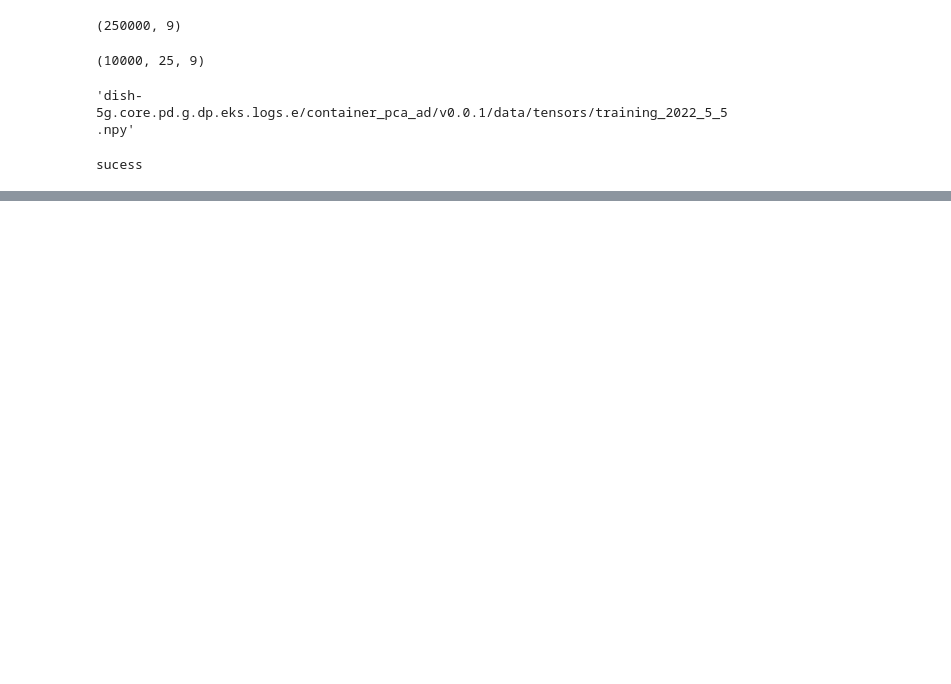
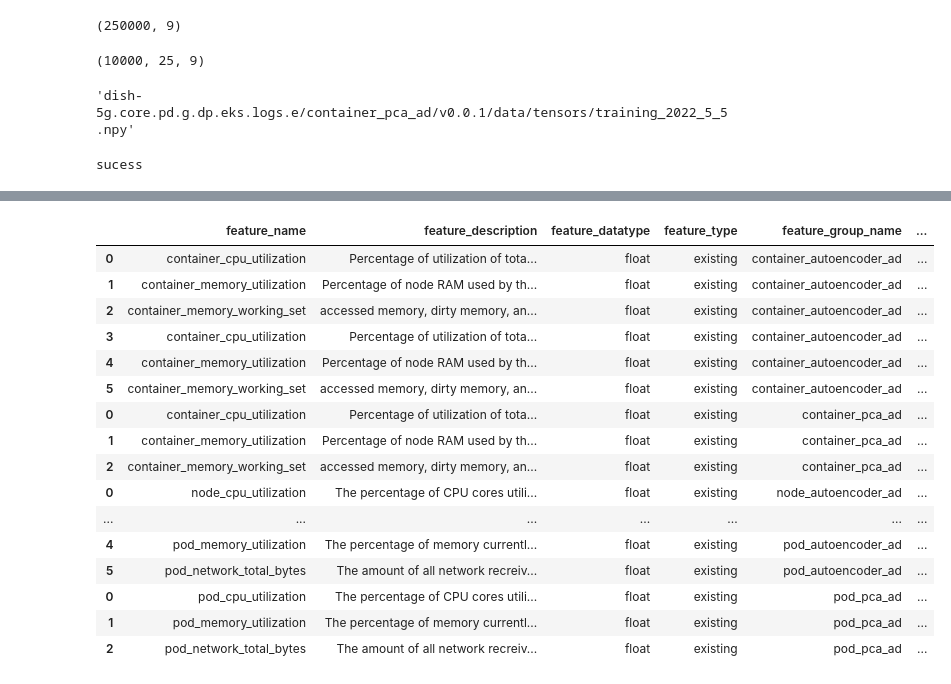
Before and after one commit to DISHDevEx/eks-ml-pipeline, a Jupyter notebook: threading tester.ipynb, the cells around one changed output, grey strips where cells are left out. Cells and saved outputs as stored; diff of their text form; code cells hidden in the pictures; blank space fills up the shorter version.

```diff
--- a/threading tester.ipynb
+++ b/threading tester.ipynb
@@ -189,0 +219,20 @@ sucess
+# %%
+get_features()
+# %% [output]
+|  | feature_name | feature_description | feature_datatype | feature_type | feature_group_name | ... |
+| 0 | container_cpu_utilization | Percentage of utilization of tota... | float | existing | container_autoencoder_ad | ... |
+| 1 | container_memory_utilization | Percentage of node RAM used by th... | float | existing | container_autoencoder_ad | ... |
+| 2 | container_memory_working_set | accessed memory, dirty memory, an... | float | existing | container_autoencoder_ad | ... |
+| 3 | container_cpu_utilization | Percentage of utilization of tota... | float | existing | container_autoencoder_ad | ... |
+| 4 | container_memory_utilization | Percentage of node RAM used by th... | float | existing | container_autoencoder_ad | ... |
+| 5 | container_memory_working_set | accessed memory, dirty memory, an... | float | existing | container_autoencoder_ad | ... |
+| 0 | container_cpu_utilization | Percentage of utilization of tota... | float | existing | container_pca_ad | ... |
+| 1 | container_memory_utilization | Percentage of node RAM used by th... | float | existing | container_pca_ad | ... |
+| 2 | container_memory_working_set | accessed memory, dirty memory, an... | float | existing | container_pca_ad | ... |
+| 0 | node_cpu_utilization | The percentage of CPU cores utili... | float | existing | node_autoencoder_ad | ... |
+| ... | ... | ... | ... | ... | ... | ... |
+| 4 | pod_memory_utilization | The percentage of memory currentl... | float | existing | pod_autoencoder_ad | ... |
+| 5 | pod_network_total_bytes | The amount of all network recreiv... | float | existing | pod_autoencoder_ad | ... |
+| 0 | pod_cpu_utilization | The percentage of CPU cores utili... | float | existing | pod_pca_ad | ... |
+| 1 | pod_memory_utilization | The percentage of memory currentl... | float | existing | pod_pca_ad | ... |
+| 2 | pod_network_total_bytes | The amount of all network recreiv... | float | existing | pod_pca_ad | ... |
```
Also changed, not shown: parts of 5 cells of this notebook, 1 other file.
